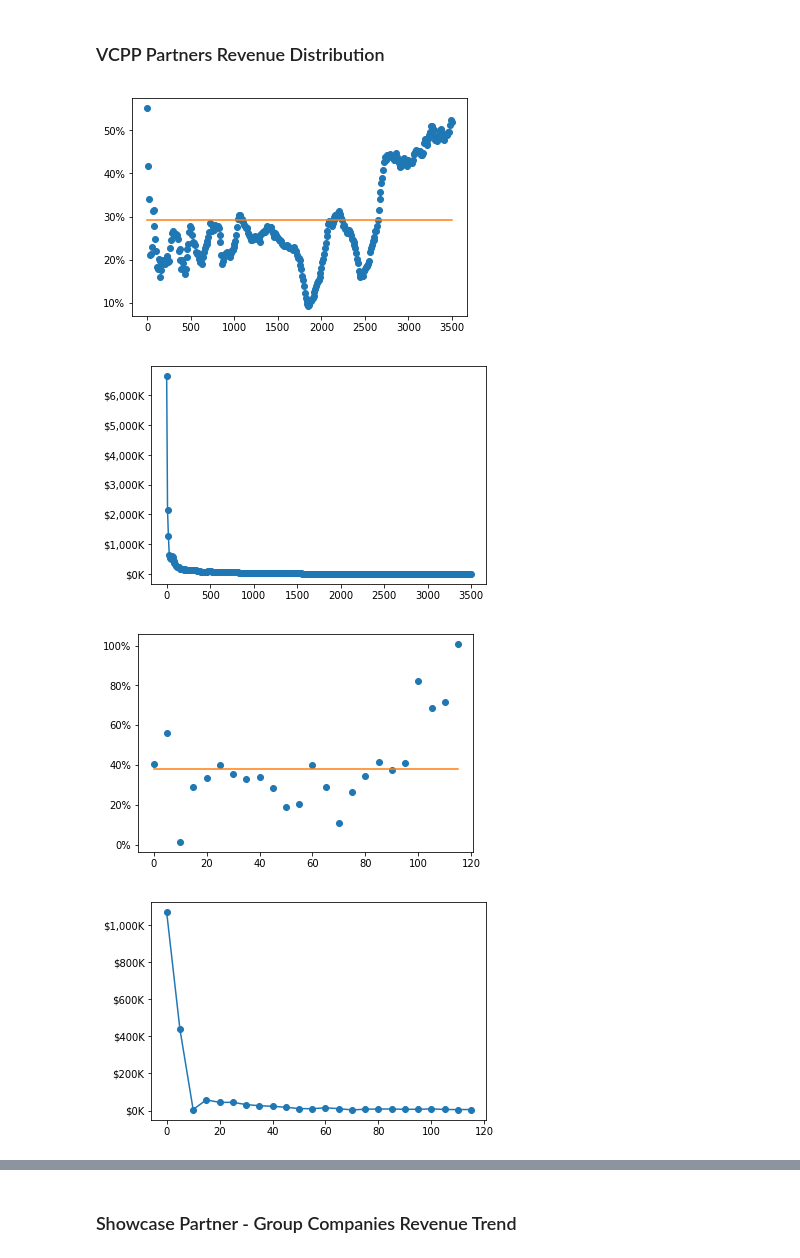
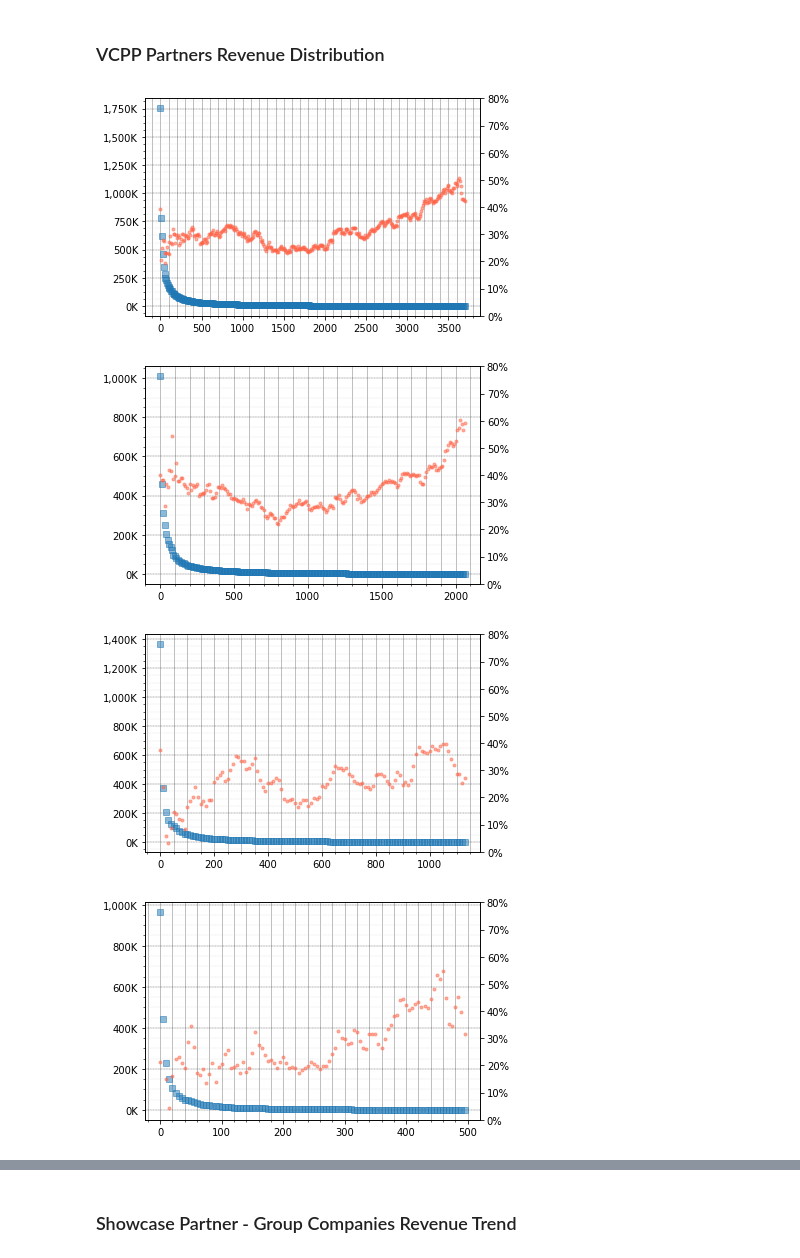
Before and after one commit to k1fukumoto/vcpp-data, a Jupyter notebook: report/GlobalUsagePoints.ipynb, the cells around one changed output, grey strips where cells are left out. Saved outputs shown, nothing was run; the diff lists cells and outputs as text; code cells hidden in the pictures.

```diff
--- a/report/GlobalUsagePoints.ipynb
+++ b/report/GlobalUsagePoints.ipynb
@@ -13,8 +13,9 @@ import plot_helper as ph
 import data_helper as dh
 
 CSV_FILES = [
-    '../data/GlobalUsageReport_05-17-2018.csv'
-#    '../data/GlobalUsageReport_02-22-2018.csv'
+#    '../data/GlobalUsageReport 2018-05-17.csv',
+    '../data/GlobalUsageReport_02-22-2018.csv',
+    '../data/GlobalUsageReport_11-20-2018.csv'
 ]
 
 DF = dh.load_files(CSV_FILES)
@@ -51,6 +53,14 @@ YoY Quarterly Revenue Growth : +20%
 # %%
 DF.loc[DF['Service Provider'].str.match(r'.*Softlayer*'),'Partner Group Name'] = 'IBM'
 DF.loc[DF['Service Provider'].str.match(r'.*Softlayer*'),'Partner Status'] = 'Showcase'
+
+DF.loc[DF['Service Provider'].str.match(r'OVH*'),'Partner Group Name'] = 'OVH'
+DF.loc[DF['Service Provider'].str.match(r'OVH*'),'Partner Status'] = 'Showcase'
+
+DF.loc[DF['Partner Group Name'].str.match(r'Fujitsu*'),'Partner Group Name'] = 'Fujitsu'
+
+DF.loc[DF['Product Group'] == 'Bundle','Product Group'] = 'Bundle - SDDC'
+DF.loc[DF['Product Group'] == 'Horizon','Product Group'] = 'Bundle - Horizon'
 # %% [markdown]
 ### Showcase Partner Growth Trend
 # %%
@@ -195,42 +213,60 @@ Telstra                                  Australia        (APAC) $   153,288 (11
 # %%
 def df_quarter(_df,q):
     return _df[(_df['Usage Period']>=q[0])&(_df['Usage Period']<=q[2])]
 
 def build_rank_df(df,step=100):
-    s_last_sp_rev = df_quarter(df,END_QUARTER).groupby('Service Provider')['Value (USD)'].sum().sort_values(ascending=False)
-    s_prev_sp_rev = df_quarter(df,YEAR_AGO_QUARTER).groupby('Service Provider')['Value (USD)'].sum().sort_values(ascending=False)
+    s_last_sp_rev = df_quarter(df,END_QUARTER).groupby('Service Provider')['Usage Points'].sum().sort_values(ascending=False)
+    s_prev_sp_rev = df_quarter(df,YEAR_AGO_QUARTER).groupby('Service Provider')['Usage Points'].sum().sort_values(ascending=False)
 
-    df_rank = pd.DataFrame(columns=['rank_start','rank_stop','rev_prev','rev_last','increase_rate','increase_value'])
+    df_rank = pd.DataFrame(columns=['rank_start','rank_stop','rev_prev','rev_last','increase_rate','increase_value','rev_last_month_avg'])
 
     for r in range(0,len(s_last_sp_rev),step):
         start, stop = r, r+step
         last = s_last_sp_rev[start:stop].sum()
+        last_avg = last/(stop-start)/3 # per month per service provider
         prev = s_prev_sp_rev[start:stop].sum()
         growth_rate = (last/prev-1.0)*100
 
         if prev <= step*1000:
             break
-        df_rank.loc[start] = [start,stop,prev,last,growth_rate,last-prev]
+        df_rank.loc[start] = [start,stop,prev,last,growth_rate,last-prev,last_avg]
 
     return df_rank
 
 def plot_rank_df(df_rank):
     total_growth_rate = (df_rank.rev_last.sum()/df_rank.rev_prev.sum()-1)*100
-    plt.plot(df_rank.index,df_rank.increase_rate,'o')
-    plt.plot(df_rank.index,np.ones_like(df_rank.index)*total_growth_rate,'-')
-    ax = plt.gca()
-    ax.set_yticklabels(['{:.0f}%'.format(y) for y in ax.get_yticks()])
-    plt.show()
 
-    plt.plot(df_rank.index,df_rank.increase_value,'o-')
-    ax = plt.gca()
-    ax.set_yticklabels(['${:,.0f}K'.format(y/1000) for y in ax.get_yticks()])
+    fig,ax1 = plt.subplots()
+    ax2 = ax1.twinx()
+
+#    ax1.set_ylim(top=1200000)
+    ax1.plot(df_rank.index,df_rank.rev_last_month_avg,'s',alpha=.5)
+#    ax = plt.gca()
+    ax1.minorticks_on()
+    ax1.grid(True, which='both')
+    ax1.yaxis.grid(which="major", color='black', linestyle='dashed', linewidth=.3)
+    ax1.yaxis.grid(which="minor", color='lightgray', linestyle='dashed', linewidth=.3)
+    ax1.set_yticklabels(['{:,.0f}K'.format(y/1000) for y in ax1.get_yticks()])
+
+    ax2.set_ylim(bottom=0,top=80)
+    ax2.plot(df_rank.index,df_rank.increase_rate,'.',c='tomato',alpha=.5)
+#    ax1.plot(df_rank.index,np.ones_like(df_rank.index)*total_growth_rate,'-')
+#    ax = plt.gca()
+    ax2.set_yticklabels(['{:.0f}%'.format(y) for y in ax2.get_yticks()])
+
     plt.show()
 
 plot_rank_df(build_rank_df(DF,step=10))
-plot_rank_df(build_rank_df(DF[DF['Country'] == 'Japan'],step=5))
+plot_rank_df(build_rank_df(DF[DF['GEO'] == 'EMEA'],step=10))
+plot_rank_df(build_rank_df(DF[DF['GEO'] == 'AMER'],step=10))
+plot_rank_df(build_rank_df(DF[DF['GEO'] == 'APAC'],step=5))
+plot_rank_df(build_rank_df(DF[(DF['GEO'] == 'APAC') &
+                              (DF['Country'] != 'Japan') &
+                              (DF['Country'] != 'Australia') &
+                              (DF['Country'] != 'New Zealand')
+                               ],step=5))
 # %% [output]
-[figure, old version]
+[figure, new version]
-[figure, old version]
+[figure, new version]
-[figure, old version]
+[figure, new version]
-[figure, old version]
+[figure, new version]
```
Also changed, not shown: parts of 17 cells of this notebook.
